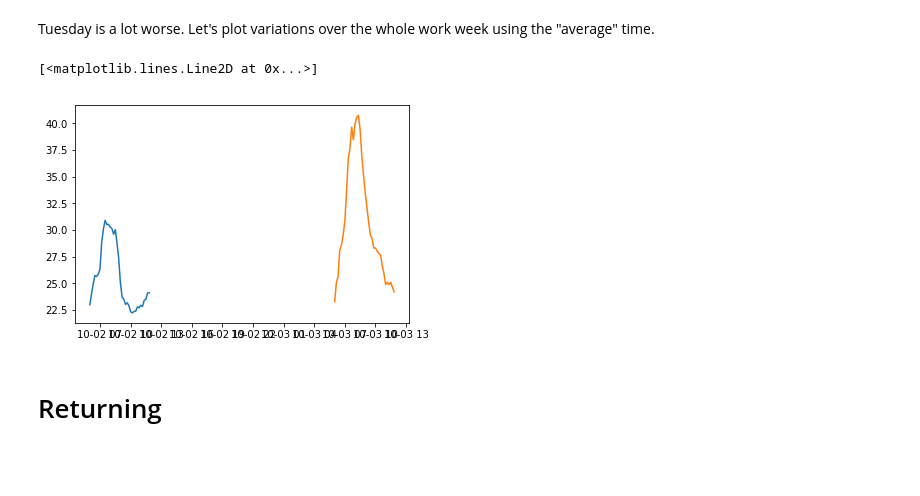
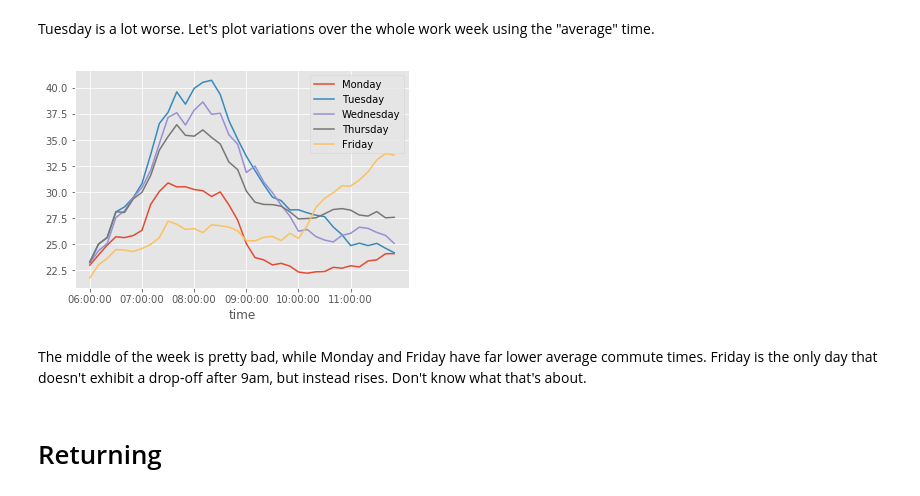
Before and after one commit to cselig/commute_time, a Jupyter notebook: plots.ipynb, the cells around one changed output. Saved outputs shown, nothing was run; the diff lists cells and outputs as text; code cells hidden in the pictures; blank space fills up the shorter version.

```diff
--- a/plots.ipynb
+++ b/plots.ipynb
@@ -63,12 +44,19 @@ friday_going_df = friday_going_df[thursday_going_df.index < datetime(2017, 10, 7
 # %% [markdown]
 Tuesday is a lot worse. Let's plot variations over the whole work week using the "average" time.
-# %%
-
-
-plt.plot(monday_going_df['average'])
-plt.plot(tuesday_going_df['average'])
-# %% [output]
-[<matplotlib.lines.Line2D at 0x...>]
-[figure, removed]
+# %%
+# create list of dataframes for each day of week
+going_df_by_day = [going_df.loc['2017-10-' + str(x)]['average'] for x in range(2, 7)]
+common_axis_morning = [datetime.time(6 + hour, 0 + minute)
+                       for hour in range(0, 6) for minute in range(0, 60, 10)]
+
+for day in going_df_by_day:
+    plt.plot(common_axis_morning, day)
+
+plt.xticks([str(hour) + ':00' for hour in range(6, 12)])
+plt.legend(['Monday', 'Tuesday', 'Wednesday', 'Thursday', 'Friday']);
+# %% [output]
+[figure, added]
+# %% [markdown]
+The middle of the week is pretty bad, while Monday and Friday have far lower average commute times. Friday is the only day that doesn't exhibit a drop-off after 9am, but instead rises. Don't know what that's about.
 # %% [markdown]
 # Returning
```
Also changed, not shown: parts of 16 cells of this notebook.
